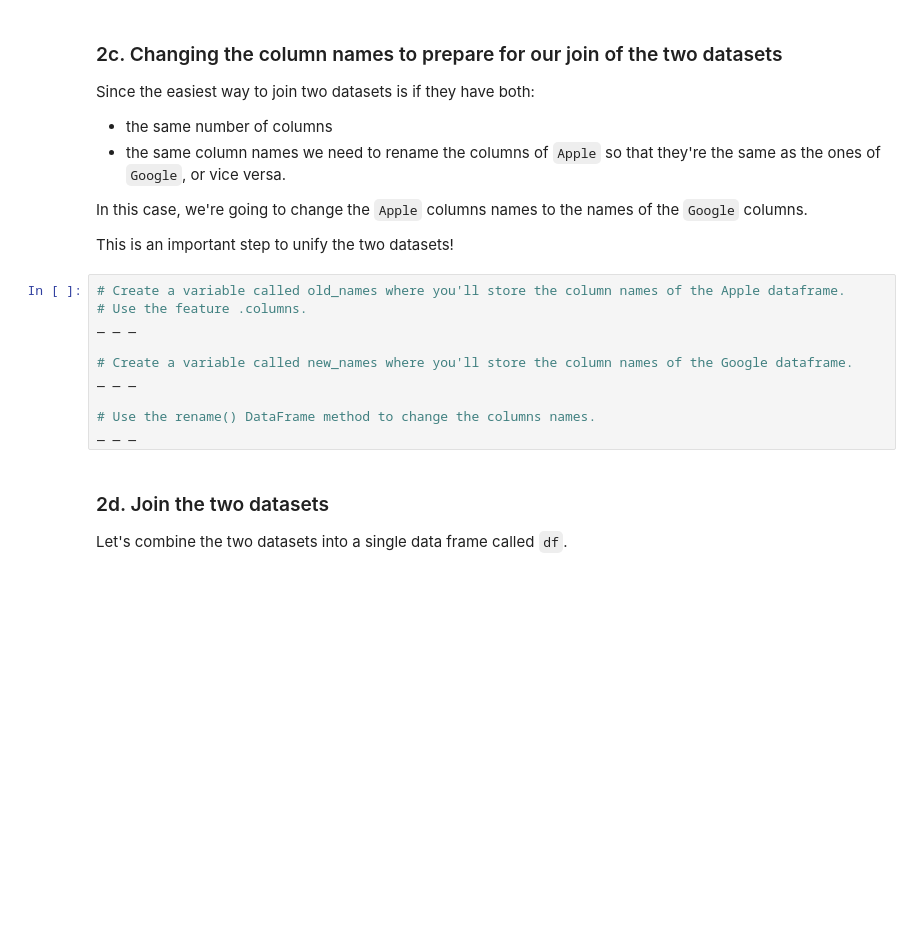
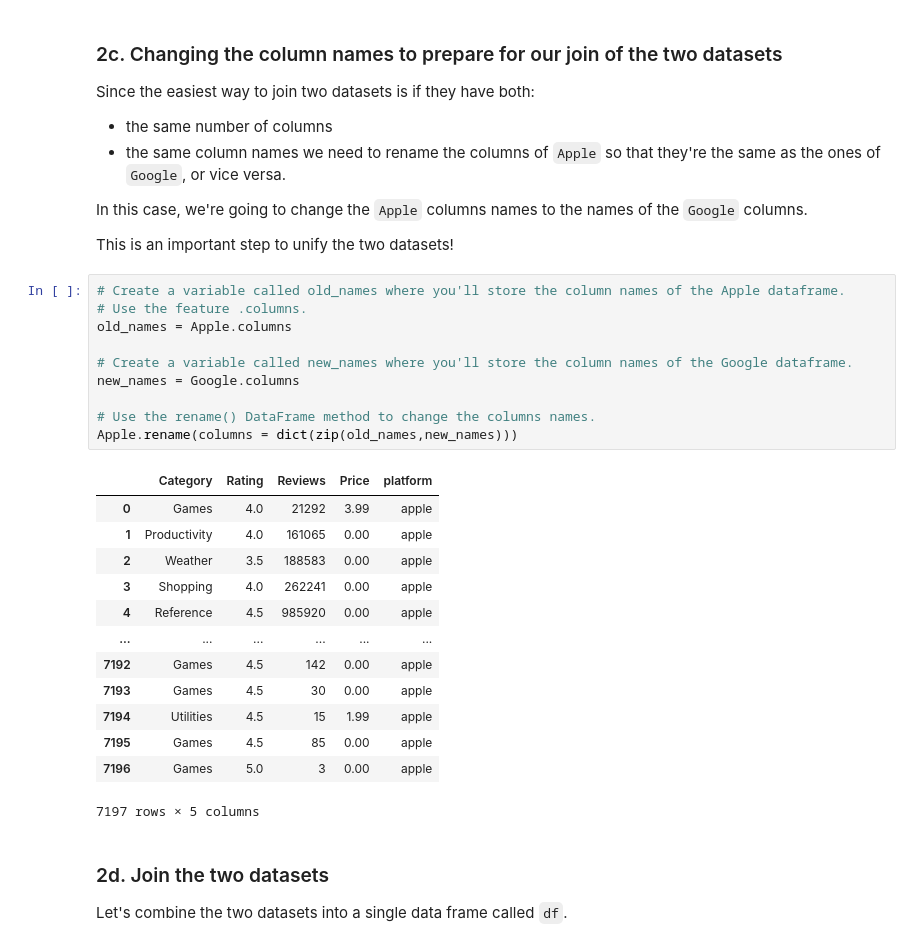
Before and after one commit to dj-m/HypothesisTesting, a Jupyter notebook: notebooks/AppsProject.ipynb, the cells around one changed output. Saved outputs shown, nothing was run; the diff lists cells and outputs as text; blank space fills up the shorter version.

```diff
--- a/notebooks/AppsProject.ipynb
+++ b/notebooks/AppsProject.ipynb
@@ -287,13 +287,27 @@ This is an important step to unify the two datasets!
 # %%
 # Create a variable called old_names where you'll store the column names of the Apple dataframe.
 # Use the feature .columns.
-_ _ _
+old_names = Apple.columns
 
 # Create a variable called new_names where you'll store the column names of the Google dataframe.
-_ _ _
+new_names = Google.columns
 
 # Use the rename() DataFrame method to change the columns names.
-_ _ _
+Apple.rename(columns = dict(zip(old_names,new_names)))
+# %% [output]
+|  | Category | Rating | Reviews | Price | platform |
+| 0 | Games | 4.0 | 21292 | 3.99 | apple |
+| 1 | Productivity | 4.0 | 161065 | 0.00 | apple |
+| 2 | Weather | 3.5 | 188583 | 0.00 | apple |
+| 3 | Shopping | 4.0 | 262241 | 0.00 | apple |
+| 4 | Reference | 4.5 | 985920 | 0.00 | apple |
+| ... | ... | ... | ... | ... | ... |
+| 7192 | Games | 4.5 | 142 | 0.00 | apple |
+| 7193 | Games | 4.5 | 30 | 0.00 | apple |
+| 7194 | Utilities | 4.5 | 15 | 1.99 | apple |
+| 7195 | Games | 4.5 | 85 | 0.00 | apple |
+| 7196 | Games | 5.0 | 3 | 0.00 | apple |
+7197 rows × 5 columns
 # %% [markdown]
 ### 2d. Join the two datasets
 Let's combine the two datasets into a single data frame called `df`.
```
Also changed, not shown: parts of 1 cell of this notebook.
